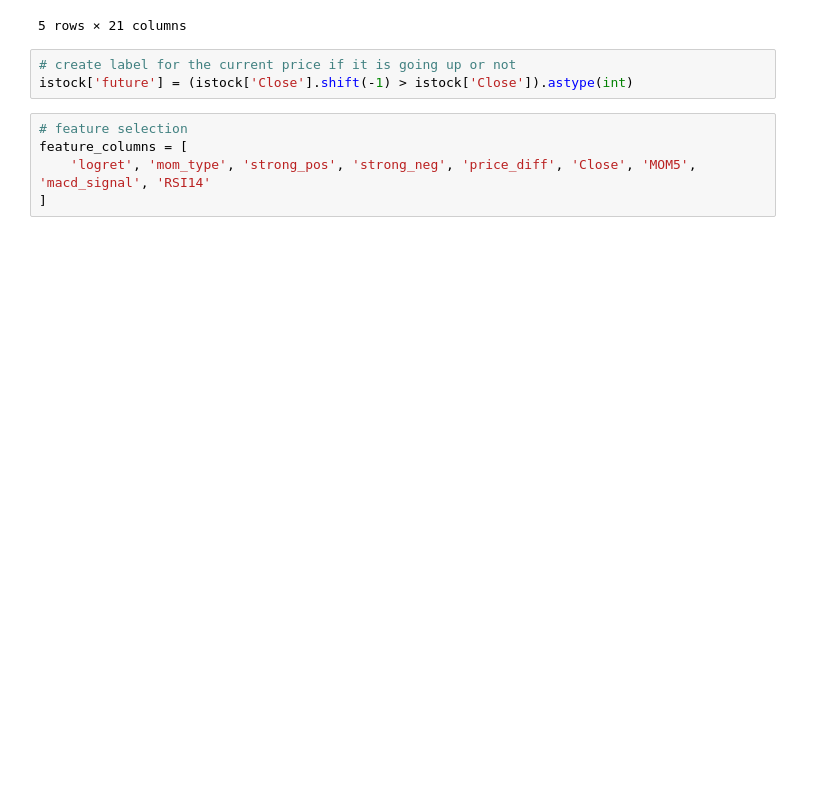
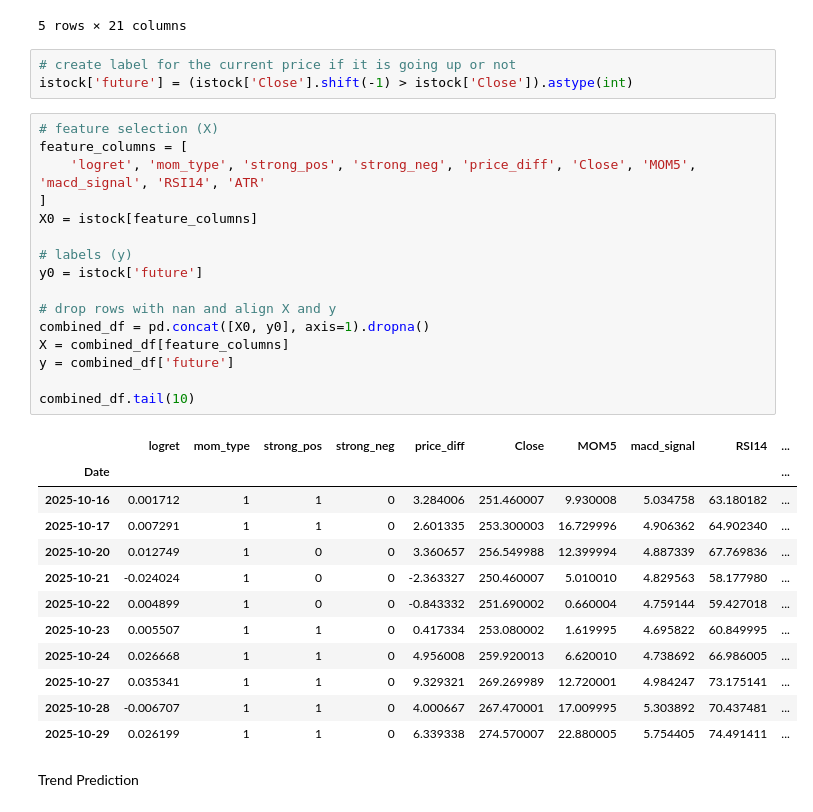
Before and after one commit to akito1961/stock-trend-prediction, a Jupyter notebook: trend_prediction.ipynb, the cells around one changed output. Cells and saved outputs as stored; diff of their text form; blank space fills up the shorter version.

```diff
--- a/trend_prediction.ipynb
+++ b/trend_prediction.ipynb
@@ -159,7 +159,33 @@ istock.tail()
 # create label for the current price if it is going up or not
 istock['future'] = (istock['Close'].shift(-1) > istock['Close']).astype(int)
 # %%
-# feature selection
+# feature selection (X)
 feature_columns = [
-    'logret', 'mom_type', 'strong_pos', 'strong_neg', 'price_diff', 'Close', 'MOM5', 'macd_signal', 'RSI14'
+    'logret', 'mom_type', 'strong_pos', 'strong_neg', 'price_diff', 'Close', 'MOM5', 'macd_signal', 'RSI14', 'ATR'
 ]
+X0 = istock[feature_columns]
+
+# labels (y)
+y0 = istock['future']
+
+# drop rows with nan and align X and y
+combined_df = pd.concat([X0, y0], axis=1).dropna()
+X = combined_df[feature_columns]
+y = combined_df['future']
+
+combined_df.tail(10)
+# %% [output]
+|  | logret | mom_type | strong_pos | strong_neg | price_diff | Close | MOM5 | macd_signal | RSI14 | ... |
+| Date |  |  |  |  |  |  |  |  |  | ... |
+| 2025-10-16 | 0.001712 | 1 | 1 | 0 | 3.284006 | 251.460007 | 9.930008 | 5.034758 | 63.180182 | ... |
+| 2025-10-17 | 0.007291 | 1 | 1 | 0 | 2.601335 | 253.300003 | 16.729996 | 4.906362 | 64.902340 | ... |
+| 2025-10-20 | 0.012749 | 1 | 0 | 0 | 3.360657 | 256.549988 | 12.399994 | 4.887339 | 67.769836 | ... |
+| 2025-10-21 | -0.024024 | 1 | 0 | 0 | -2.363327 | 250.460007 | 5.010010 | 4.829563 | 58.177980 | ... |
+| 2025-10-22 | 0.004899 | 1 | 0 | 0 | -0.843332 | 251.690002 | 0.660004 | 4.759144 | 59.427018 | ... |
+| 2025-10-23 | 0.005507 | 1 | 1 | 0 | 0.417334 | 253.080002 | 1.619995 | 4.695822 | 60.849995 | ... |
+| 2025-10-24 | 0.026668 | 1 | 1 | 0 | 4.956008 | 259.920013 | 6.620010 | 4.738692 | 66.986005 | ... |
+| 2025-10-27 | 0.035341 | 1 | 1 | 0 | 9.329321 | 269.269989 | 12.720001 | 4.984247 | 73.175141 | ... |
+| 2025-10-28 | -0.006707 | 1 | 1 | 0 | 4.000667 | 267.470001 | 17.009995 | 5.303892 | 70.437481 | ... |
+| 2025-10-29 | 0.026199 | 1 | 1 | 0 | 6.339338 | 274.570007 | 22.880005 | 5.754405 | 74.491411 | ... |
+# %% [markdown]
+Trend Prediction
```
Also changed, not shown: parts of 4 cells of this notebook.
